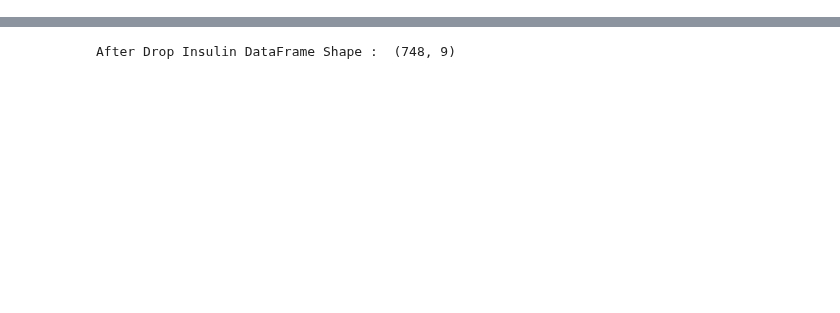
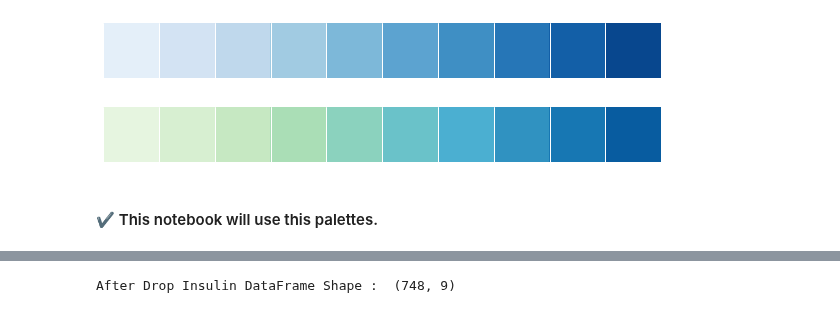
Before and after one commit to jerife/Kaggle, a Jupyter notebook: 01 Pima inddian Diabetes.ipynb, the cells around one changed output, grey strips where cells are left out. Saved outputs shown, nothing was run; the diff lists cells and outputs as text; code cells hidden in the pictures; blank space fills up the shorter version.

```diff
--- a/01 Pima inddian Diabetes.ipynb
+++ b/01 Pima inddian Diabetes.ipynb
@@ -279,0 +154,10 @@ df.head()
+# %%
+GnBu_palette = sns.color_palette("GnBu",10)
+Blues_palette = sns.color_palette("Blues",10)
+sns.palplot(Blues_palette)
+sns.palplot(GnBu_palette)
+# %% [output]
+[figure, added]
+[figure, added]
+# %% [markdown]
+#### ✔️ This notebook will use this palettes.
```
Also changed, not shown: parts of 90 cells of this notebook.
